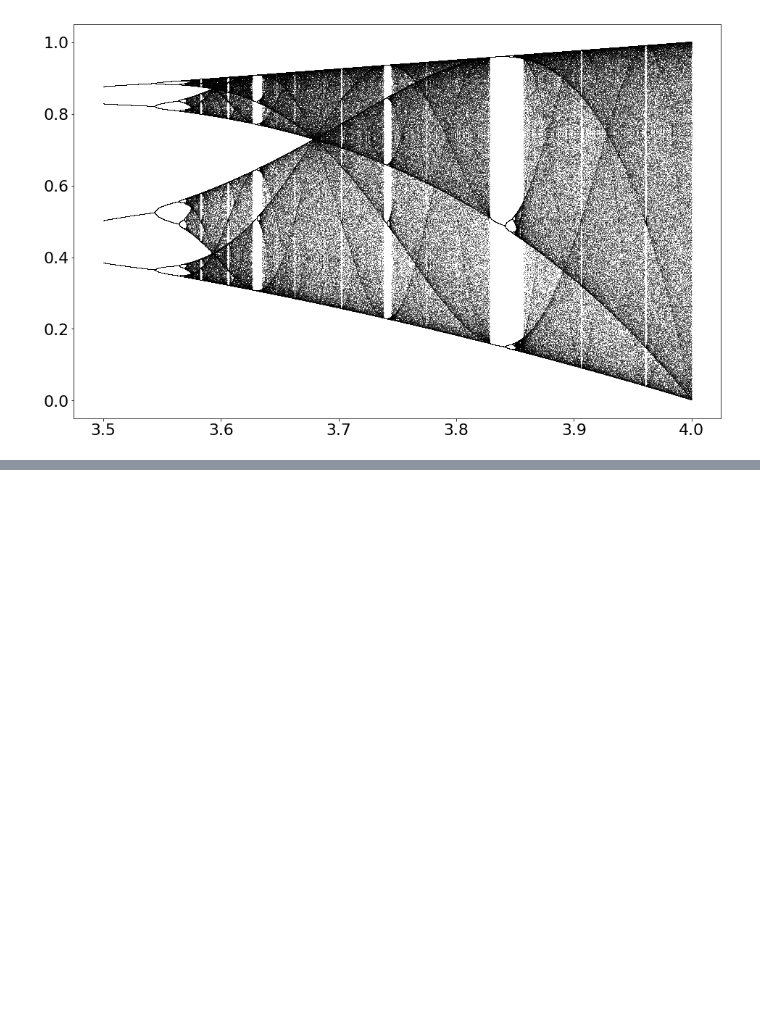
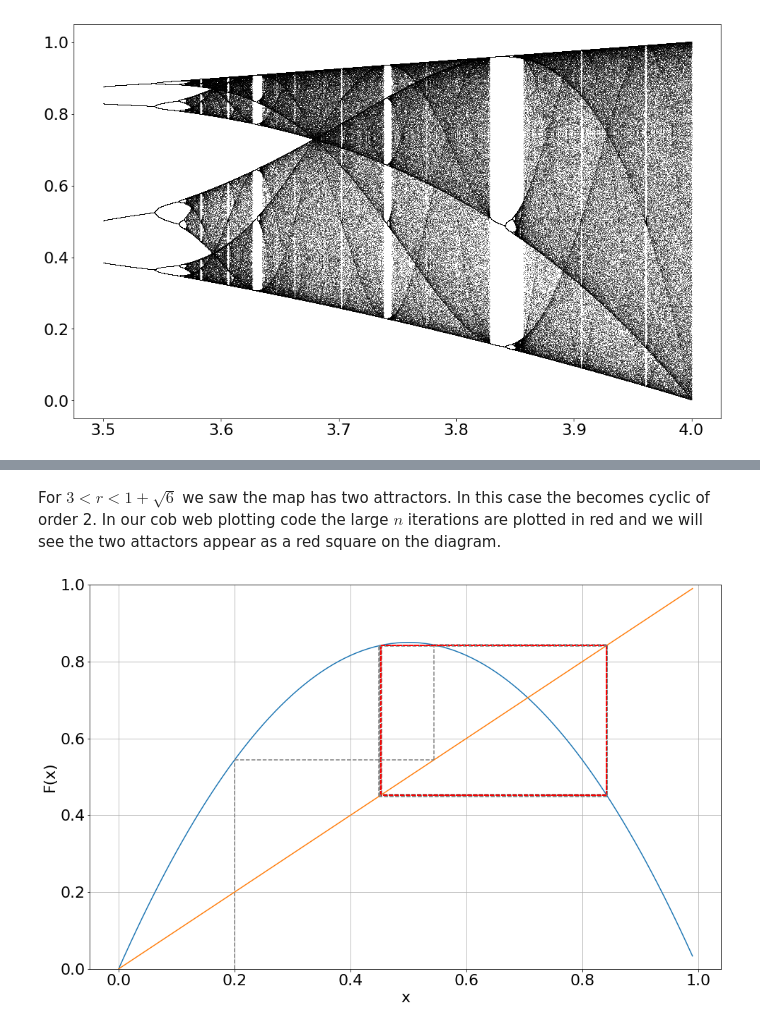
Before and after one commit to nielsw2/ACM20030-Examples, a Jupyter notebook: InterestingExamples/LogisticsMap.ipynb, the cells around one changed output, grey strips where cells are left out. Cells and saved outputs as stored; diff of their text form; code cells hidden in the pictures; blank space fills up the shorter version.

```diff
--- a/InterestingExamples/LogisticsMap.ipynb
+++ b/InterestingExamples/LogisticsMap.ipynb
@@ -79,0 +116,6 @@ for i in range(iterations):
+# %% [markdown]
+For $3 < r < 1 +\sqrt{6}$ we saw the map has two attractors. In this case the becomes cyclic of order 2. In our cob web plotting code the large $n$ iterations are plotted in red and we will see the two attactors appear as a red square on the diagram.
+# %%
+PlotCobWeb(LogisticMap, 3.4, 0.2, 300, 0,1,0,1)
+# %% [output]
+[figure, added]
```
Also changed, not shown: parts of 8 cells of this notebook.
